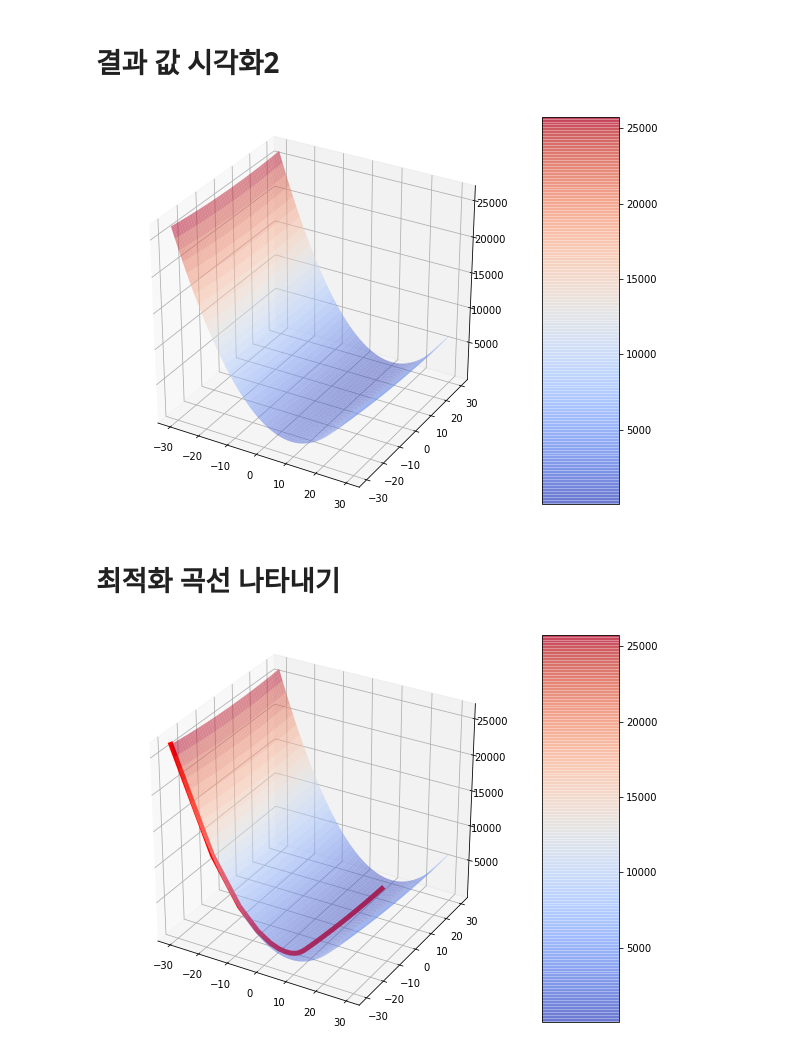
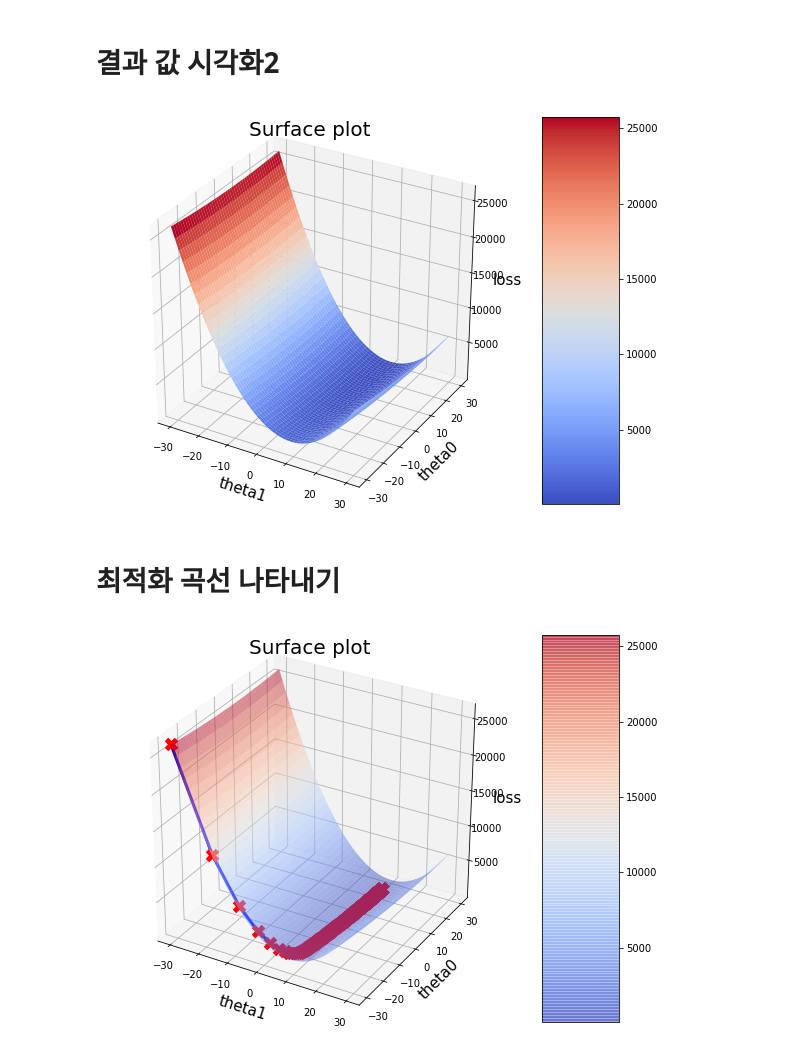
Before and after one commit to thdgmltjd123/MLProject, a Jupyter notebook: Assignment03.ipynb, the cells around one changed output. Drawn from its saved outputs; the diff is of its cells as text; code cells hidden in the pictures.

```diff
--- a/Assignment03.ipynb
+++ b/Assignment03.ipynb
@@ -135,13 +132,17 @@ for i in range(600):
 # %%
 fig = plt.figure(figsize = (8,6))
 ax = fig.gca(projection = '3d')
 
-surf = ax.plot_surface(T1,T0,energy_surface,cmap = 'coolwarm',linewidth = 0.5, antialiased = True, alpha = 0.5)
+surf = ax.plot_surface(T1,T0,energy_surface,cmap = 'coolwarm',linewidth = 0.5, antialiased = True)
+ax.set_title("Surface plot",fontsize = 20)
+ax.set_xlabel("theta1",fontsize = 15)
+ax.set_ylabel("theta0",fontsize = 15)
+ax.set_zlabel("loss",fontsize = 15)
 fig.colorbar(surf, shrink = 3, aspect = 5)  # shrink, aspect 컬러바 크기
 fig.tight_layout() # 그래프를 조금 균형잡히게 만들어 줌
 plt.show()
 # %% [output]
-[figure, old version]
+[figure, new version]
 # %% [markdown]
 # **최적화 곡선 나타내기**
 # %%
@@ -150,8 +151,12 @@ ax = fig.gca(projection = '3d')
 
 surf = ax.plot_surface(T1,T0,energy_surface,cmap = 'coolwarm',linewidth = 0.5, antialiased = True, alpha = 0.5)
 fig.colorbar(surf, shrink = 3, aspect = 5)  # shrink, aspect 컬러바 크기
-plt.plot(theta1_val,theta0_val,energy_val, linewidth = 5, color = 'red')
+ax.set_title("Surface plot",fontsize = 20)
+ax.set_xlabel("theta1",fontsize = 15)
+ax.set_ylabel("theta0",fontsize = 15)
+ax.set_zlabel("loss",fontsize = 15)
+plt.plot(theta1_val,theta0_val,energy_val,ls = '-',lw = 3, c = "blue",marker = 'x', ms = 10, mew = 5, mec = 'red')
 fig.tight_layout() # 그래프를 조금 균형잡히게 만들어 줌
 plt.show()
 # %% [output]
-[figure, old version]
+[figure, new version]
```
Also changed, not shown: parts of 2 cells of this notebook.
